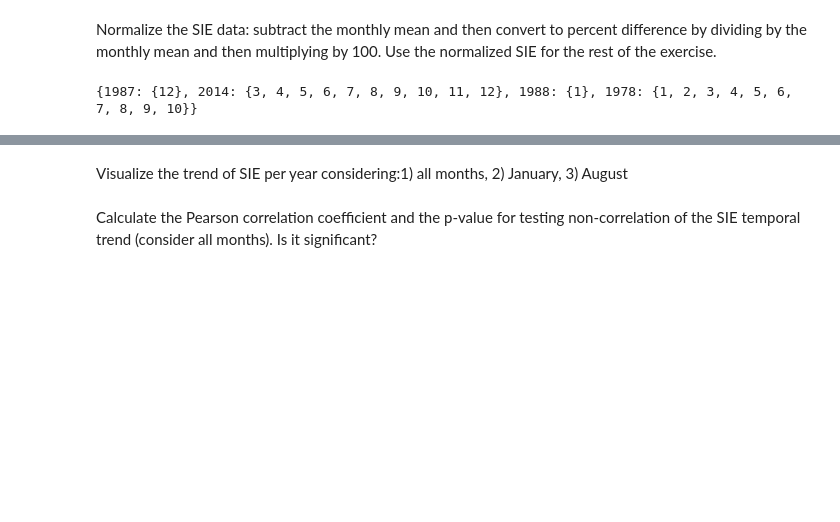
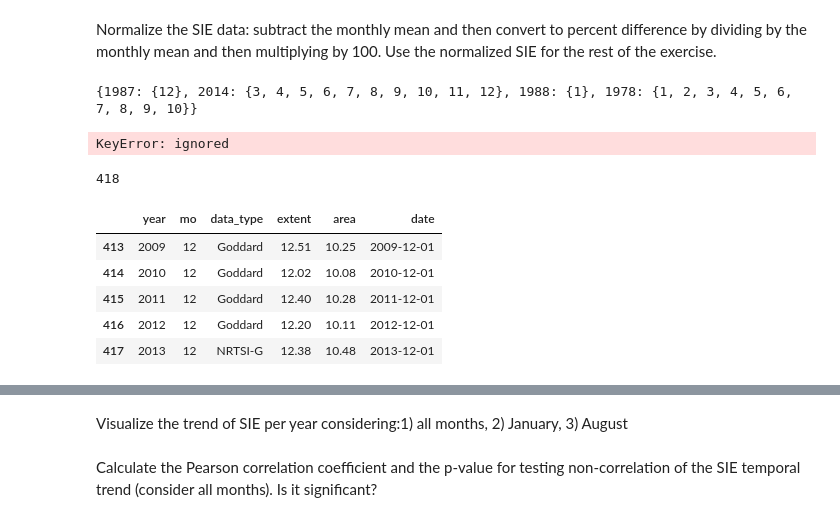
Before and after one commit to PedroCanoM/Idal_ia3, a Jupyter notebook: Sea_Ice_Extent.ipynb, the cells around one changed output, grey strips where cells are left out. Saved outputs shown, nothing was run; the diff lists cells and outputs as text; code cells hidden in the pictures; blank space fills up the shorter version.

```diff
--- a/Sea_Ice_Extent.ipynb
+++ b/Sea_Ice_Extent.ipynb
@@ -180,9 +180,25 @@ for y in ys:
 print(empty_y_m)
 # %% [output]
 {1987: {12}, 2014: {3, 4, 5, 6, 7, 8, 9, 10, 11, 12}, 1988: {1}, 1978: {1, 2, 3, 4, 5, 6, 7, 8, 9, 10}}
+# %%
+a={1:2, 4:5, 5:6}
+del a[]
+# %% [output]
+KeyError: ignored
 # %%
 #Consideramos que a 2014 y a 1978, les faltan demasiados meses y eliminamos esas observaciones.
 df1 = df[~df['year'].isin((2014, 1978))].copy()
+df1 = df1.reset_index(drop=True)
+print(len(df1))
+df1.tail()
+# %% [output]
+418
+|  | year | mo | data_type | extent | area | date |
+| 413 | 2009 | 12 | Goddard | 12.51 | 10.25 | 2009-12-01 |
+| 414 | 2010 | 12 | Goddard | 12.02 | 10.08 | 2010-12-01 |
+| 415 | 2011 | 12 | Goddard | 12.40 | 10.28 | 2011-12-01 |
+| 416 | 2012 | 12 | Goddard | 12.20 | 10.11 | 2012-12-01 |
+| 417 | 2013 | 12 | NRTSI-G | 12.38 | 10.48 | 2013-12-01 |
 # %%
 #A 1987 y a 1988 les faltan diciembre y enero respectivamente. Añadiremos esas observaciones asignando a extent y area la media de los valores
 #esos mismos meses los 6 años de alrededor.
```
Also changed, not shown: parts of 1 cell of this notebook.
